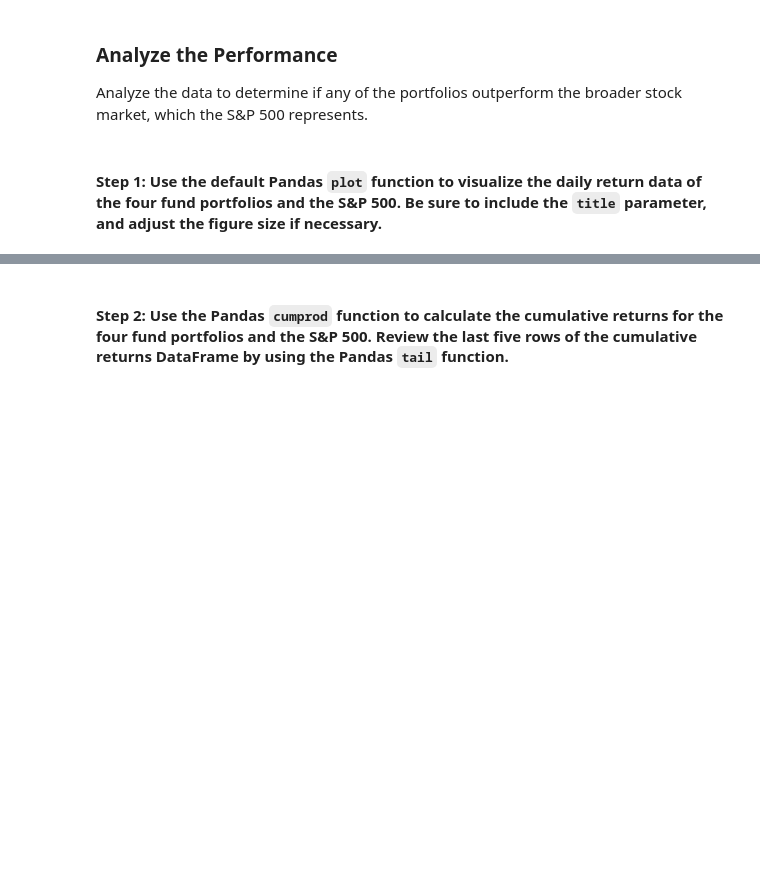
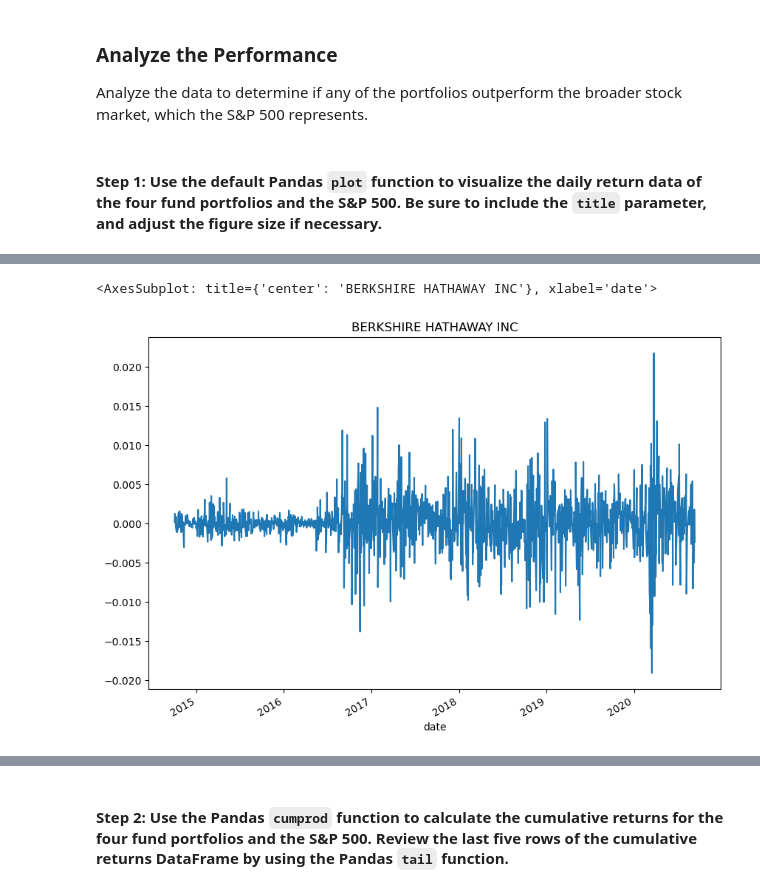
Before and after one commit to SkyRanger05/Module-Challenges, a Jupyter notebook: risk_return_analysis.ipynb, the cells around one changed output, grey strips where cells are left out. Saved outputs shown, nothing was run; the diff lists cells and outputs as text; code cells hidden in the pictures; blank space fills up the shorter version.

```diff
--- a/risk_return_analysis.ipynb
+++ b/risk_return_analysis.ipynb
@@ -132,0 +232,3 @@ Analyze the data to determine if any of the portfolios outperform the broader st
+# %%
+bhi_df = whl_navs_pct.loc[:,"BERKSHIRE HATHAWAY INC"]
+bhi_df
@@ -132,0 +290,8 @@ Analyze the data to determine if any of the portfolios outperform the broader st
+# %%
+bhi_df.plot(
+    figsize=(10,7),
+    title="BERKSHIRE HATHAWAY INC"
+)
+# %% [output]
+<AxesSubplot: title={'center': 'BERKSHIRE HATHAWAY INC'}, xlabel='date'>
+[figure, added]
```
Also changed, not shown: parts of 18 cells of this notebook.
